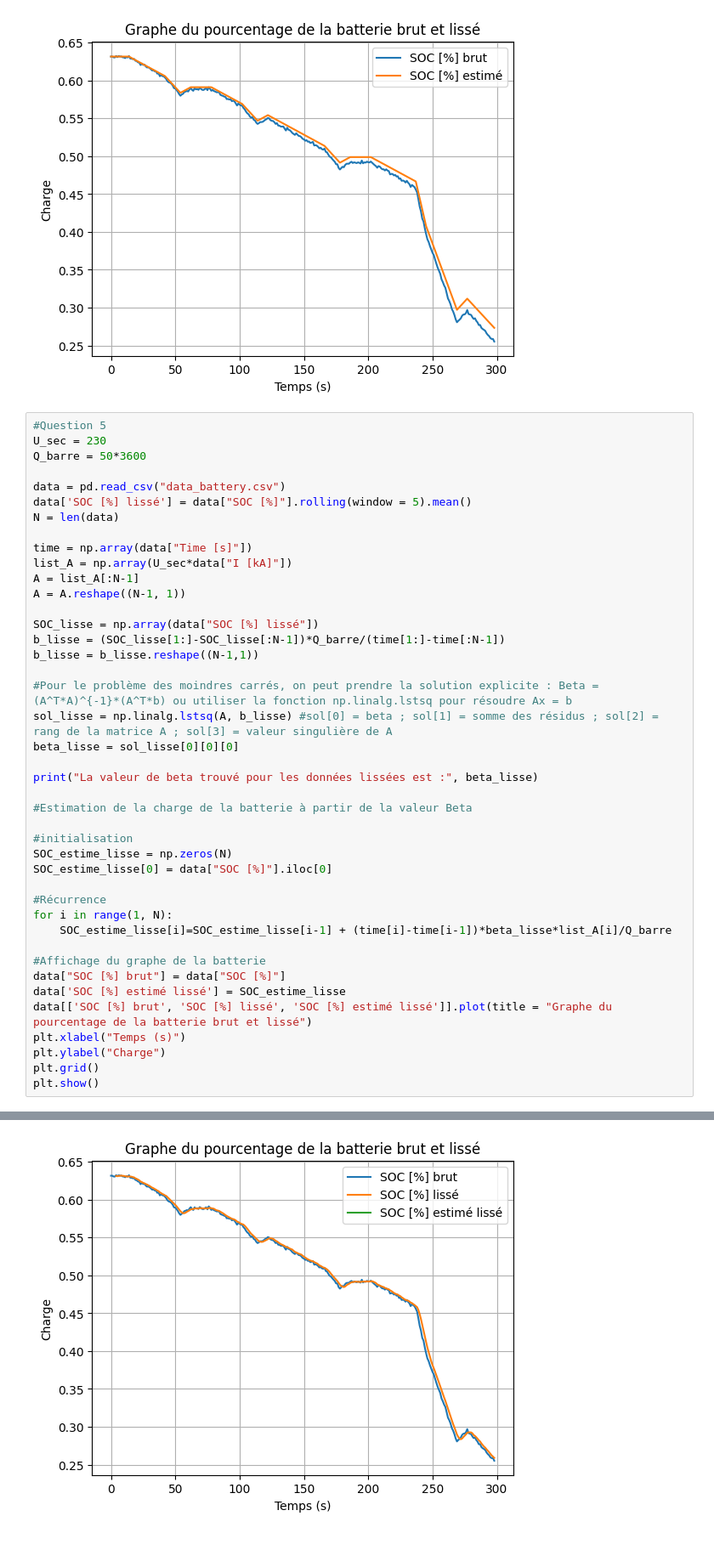
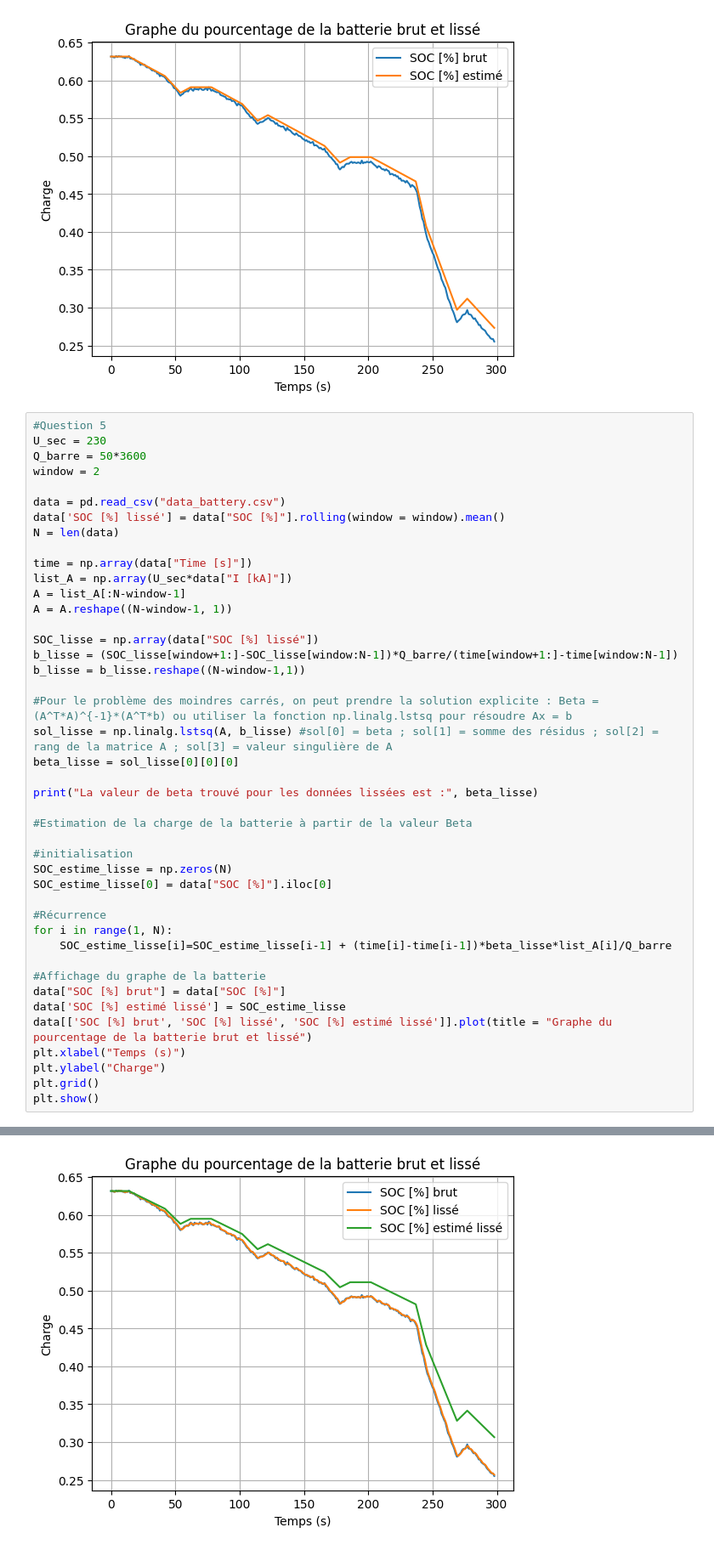
Before and after one commit to ines-g23/Projet-optimisation, a Jupyter notebook: Projet2.ipynb, the cells around one changed output, grey strips where cells are left out. Shown at 85% size. Saved outputs shown, nothing was run; the diff lists cells and outputs as text.

```diff
--- a/Projet2.ipynb
+++ b/Projet2.ipynb
@@ -122,19 +122,20 @@ La valeur de beta trouvé pour les données brut est : 2.982908229641423
 #Question 5
 U_sec = 230
 Q_barre = 50*3600
+window = 2
 
 data = pd.read_csv("data_battery.csv")
-data['SOC [%] lissé'] = data["SOC [%]"].rolling(window = 5).mean()
+data['SOC [%] lissé'] = data["SOC [%]"].rolling(window = window).mean()
 N = len(data)
 
 time = np.array(data["Time [s]"])
 list_A = np.array(U_sec*data["I [kA]"])
-A = list_A[:N-1]
-A = A.reshape((N-1, 1))
+A = list_A[:N-window-1]
+A = A.reshape((N-window-1, 1))
 
 SOC_lisse = np.array(data["SOC [%] lissé"])
-b_lisse = (SOC_lisse[1:]-SOC_lisse[:N-1])*Q_barre/(time[1:]-time[:N-1])
-b_lisse = b_lisse.reshape((N-1,1))
+b_lisse = (SOC_lisse[window+1:]-SOC_lisse[window:N-1])*Q_barre/(time[window+1:]-time[window:N-1])
+b_lisse = b_lisse.reshape((N-window-1,1))
 
 #Pour le problème des moindres carrés, on peut prendre la solution explicite : Beta = (A^T*A)^{-1}*(A^T*b) ou utiliser la fonction np.linalg.lstsq pour résoudre Ax = b
 sol_lisse = np.linalg.lstsq(A, b_lisse) #sol[0] = beta ; sol[1] = somme des résidus ; sol[2] = rang de la matrice A ; sol[3] = valeur singulière de A
@@ -165 +166 @@ La valeur de beta trouvé pour les données lissées est : nan
-[figure, old version]
+[figure, new version]
```
Also changed, not shown: parts of 2 cells of this notebook.
